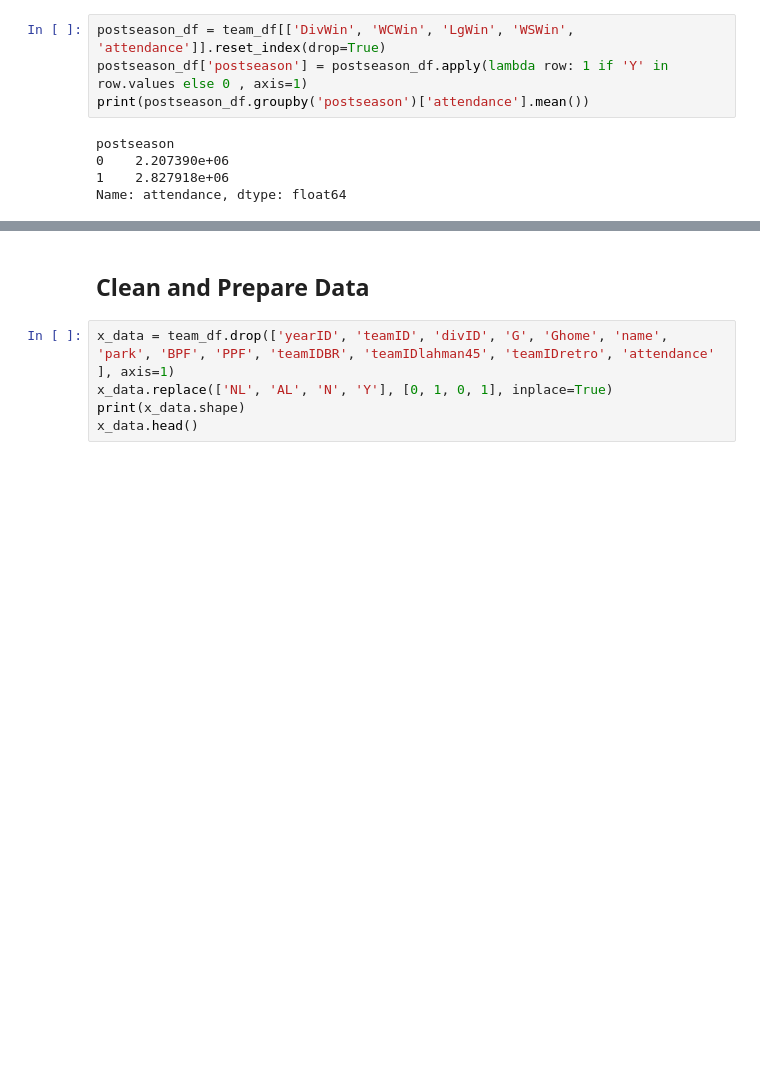
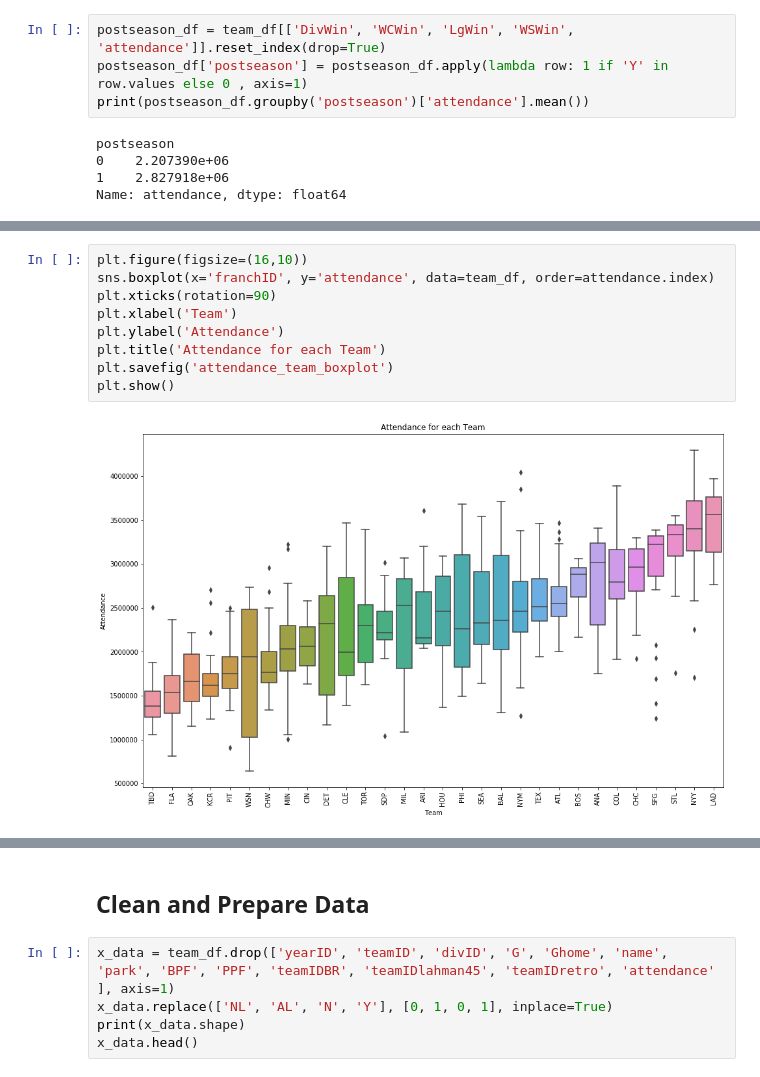
Before and after one commit to artificial-life9/Coursera_Capstone, a Jupyter notebook: Battle_of_Neighborhoods.ipynb, the cells around one changed output, grey strips where cells are left out. Drawn from its saved outputs; the diff is of its cells as text; blank space fills up the shorter version.

```diff
--- a/Battle_of_Neighborhoods.ipynb
+++ b/Battle_of_Neighborhoods.ipynb
@@ -124,0 +141,11 @@ Name: attendance, dtype: float64
+# %%
+plt.figure(figsize=(16,10))
+sns.boxplot(x='franchID', y='attendance', data=team_df, order=attendance.index)
+plt.xticks(rotation=90)
+plt.xlabel('Team')
+plt.ylabel('Attendance')
+plt.title('Attendance for each Team')
+plt.savefig('attendance_team_boxplot')
+plt.show()
+# %% [output]
+[figure, added]
```
Also changed, not shown: parts of 9 cells of this notebook.
